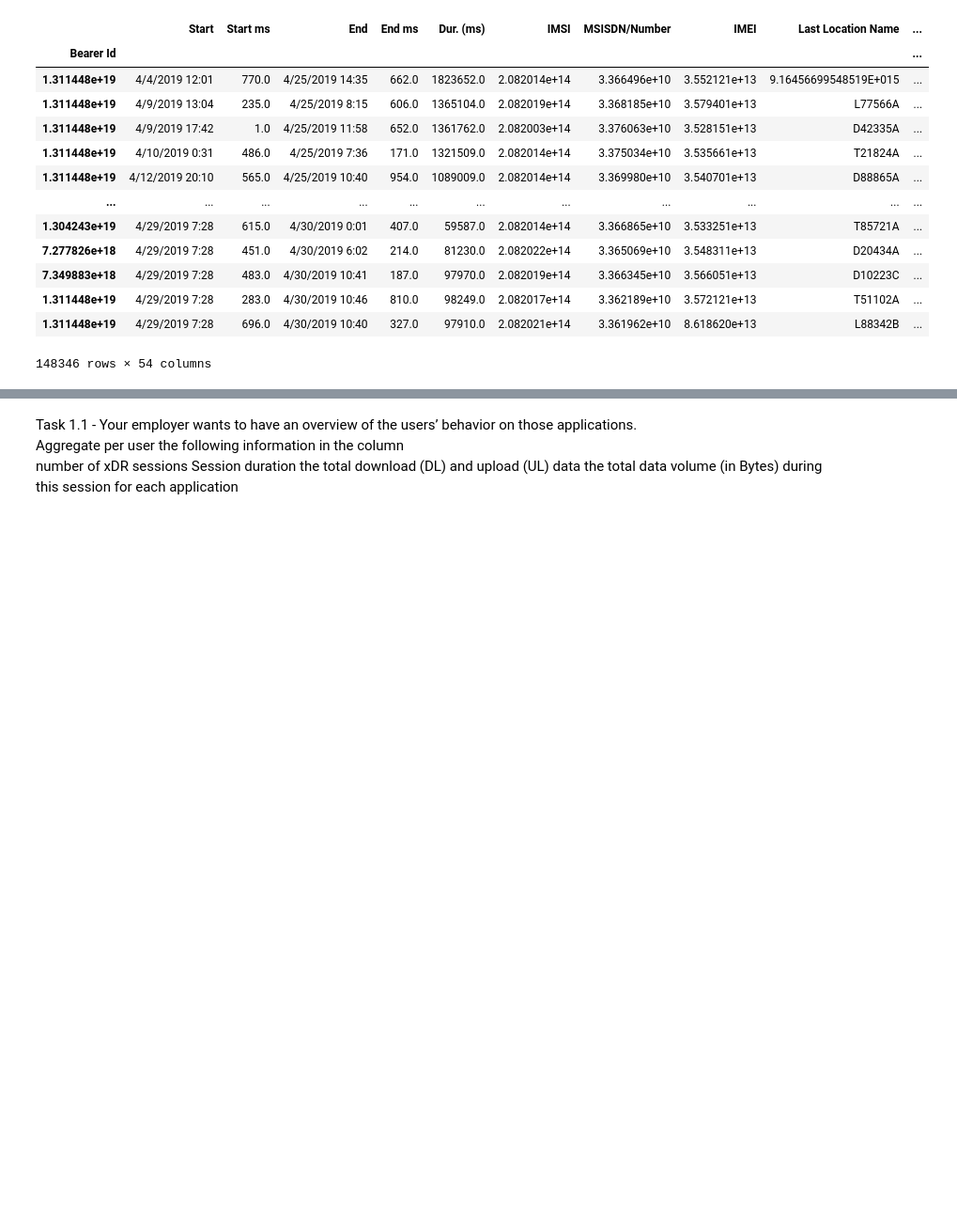
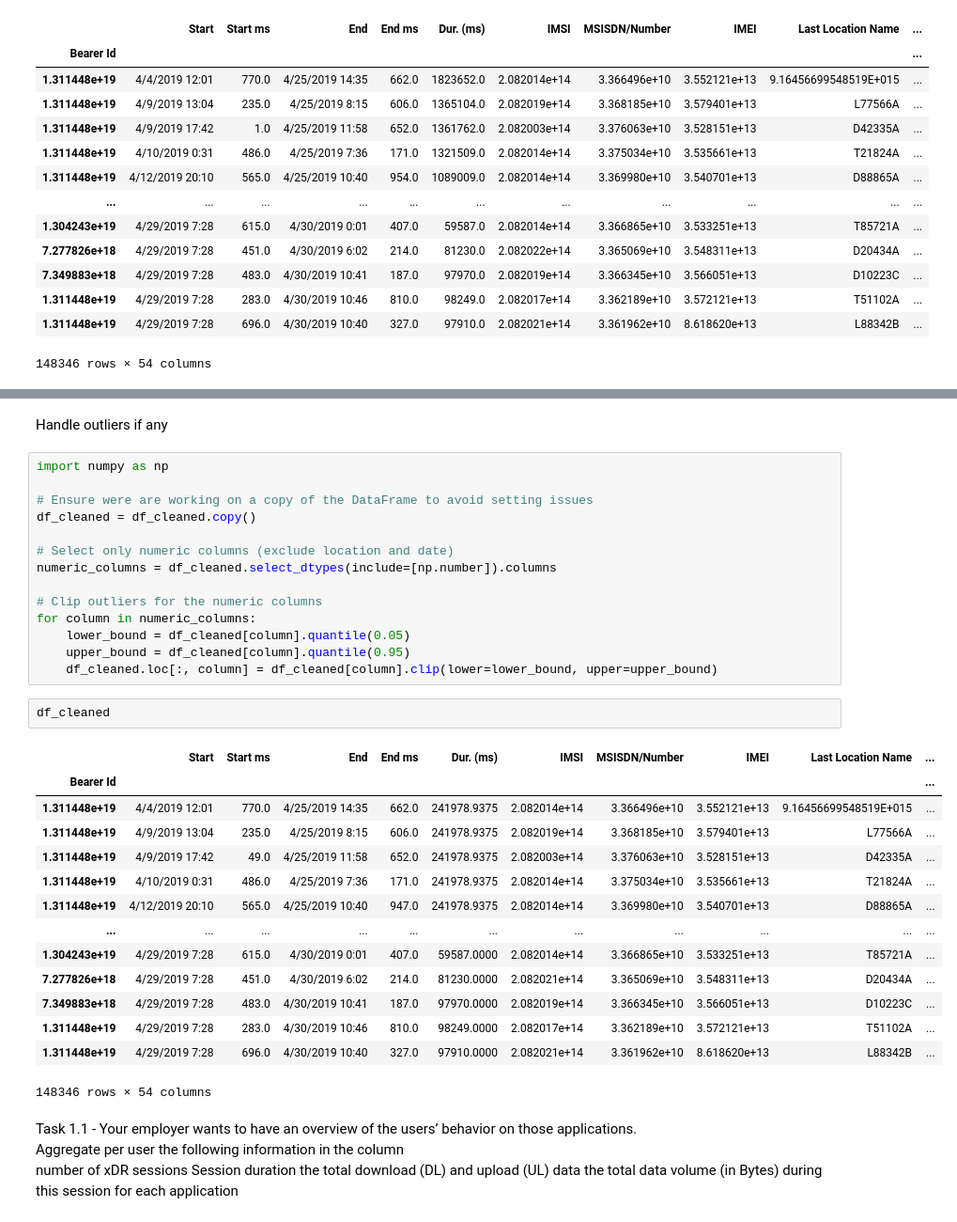
Before and after one commit to epythonlab/10academy-aim-week2-challenge, a Jupyter notebook: notebooks/user_analysis_notebook.ipynb, the cells around one changed output, grey strips where cells are left out. Shown at 94% size. Drawn from its saved outputs; the diff is of its cells as text; blank space fills up the shorter version.

```diff
--- a/notebooks/user_analysis_notebook.ipynb
+++ b/notebooks/user_analysis_notebook.ipynb
@@ -102,3 +122,36 @@ df_cleaned
+# %% [markdown]
+Handle outliers if any
+# %%
+import numpy as np
+
+# Ensure were are working on a copy of the DataFrame to avoid setting issues
+df_cleaned = df_cleaned.copy()
+
+# Select only numeric columns (exclude location and date)
+numeric_columns = df_cleaned.select_dtypes(include=[np.number]).columns
+
+# Clip outliers for the numeric columns
+for column in numeric_columns:
+    lower_bound = df_cleaned[column].quantile(0.05)
+    upper_bound = df_cleaned[column].quantile(0.95)
+    df_cleaned.loc[:, column] = df_cleaned[column].clip(lower=lower_bound, upper=upper_bound)
+# %%
+df_cleaned
+# %% [output]
+|  | Start | Start ms | End | End ms | Dur. (ms) | IMSI | MSISDN/Number | IMEI | Last Location Name | ... |
+| Bearer Id |  |  |  |  |  |  |  |  |  | ... |
+| 1.311448e+19 | 4/4/2019 12:01 | 770.0 | 4/25/2019 14:35 | 662.0 | 241978.9375 | 2.082014e+14 | 3.366496e+10 | 3.552121e+13 | 9.16456699548519E+015 | ... |
+| 1.311448e+19 | 4/9/2019 13:04 | 235.0 | 4/25/2019 8:15 | 606.0 | 241978.9375 | 2.082019e+14 | 3.368185e+10 | 3.579401e+13 | L77566A | ... |
+| 1.311448e+19 | 4/9/2019 17:42 | 49.0 | 4/25/2019 11:58 | 652.0 | 241978.9375 | 2.082003e+14 | 3.376063e+10 | 3.528151e+13 | D42335A | ... |
+| 1.311448e+19 | 4/10/2019 0:31 | 486.0 | 4/25/2019 7:36 | 171.0 | 241978.9375 | 2.082014e+14 | 3.375034e+10 | 3.535661e+13 | T21824A | ... |
+| 1.311448e+19 | 4/12/2019 20:10 | 565.0 | 4/25/2019 10:40 | 947.0 | 241978.9375 | 2.082014e+14 | 3.369980e+10 | 3.540701e+13 | D88865A | ... |
+| ... | ... | ... | ... | ... | ... | ... | ... | ... | ... | ... |
+| 1.304243e+19 | 4/29/2019 7:28 | 615.0 | 4/30/2019 0:01 | 407.0 | 59587.0000 | 2.082014e+14 | 3.366865e+10 | 3.533251e+13 | T85721A | ... |
+| 7.277826e+18 | 4/29/2019 7:28 | 451.0 | 4/30/2019 6:02 | 214.0 | 81230.0000 | 2.082021e+14 | 3.365069e+10 | 3.548311e+13 | D20434A | ... |
+| 7.349883e+18 | 4/29/2019 7:28 | 483.0 | 4/30/2019 10:41 | 187.0 | 97970.0000 | 2.082019e+14 | 3.366345e+10 | 3.566051e+13 | D10223C | ... |
+| 1.311448e+19 | 4/29/2019 7:28 | 283.0 | 4/30/2019 10:46 | 810.0 | 98249.0000 | 2.082017e+14 | 3.362189e+10 | 3.572121e+13 | T51102A | ... |
+| 1.311448e+19 | 4/29/2019 7:28 | 696.0 | 4/30/2019 10:40 | 327.0 | 97910.0000 | 2.082021e+14 | 3.361962e+10 | 8.618620e+13 | L88342B | ... |
+148346 rows × 54 columns
 # %% [markdown]
 
 
```
Also changed, not shown: parts of 2 cells of this notebook, 4 other files.
